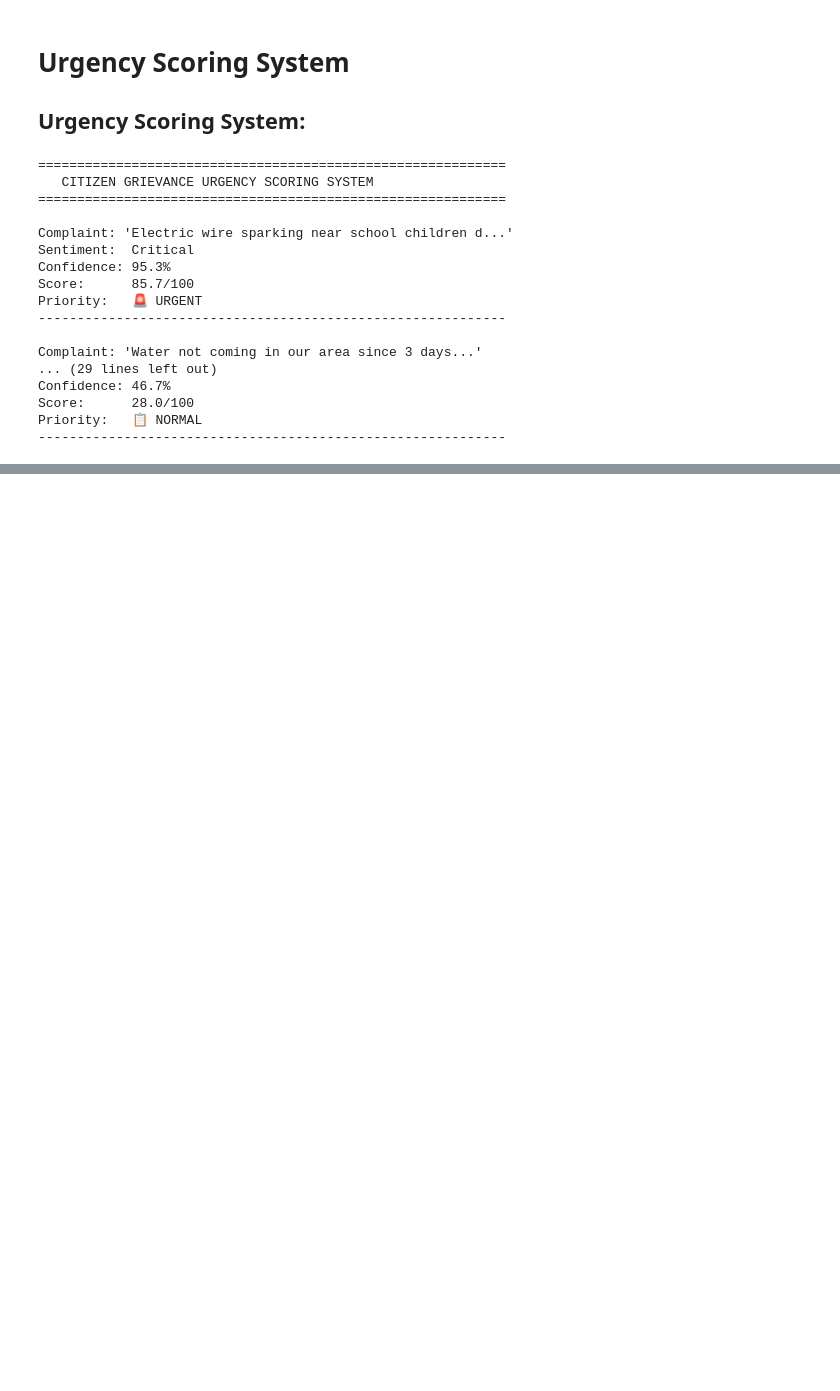
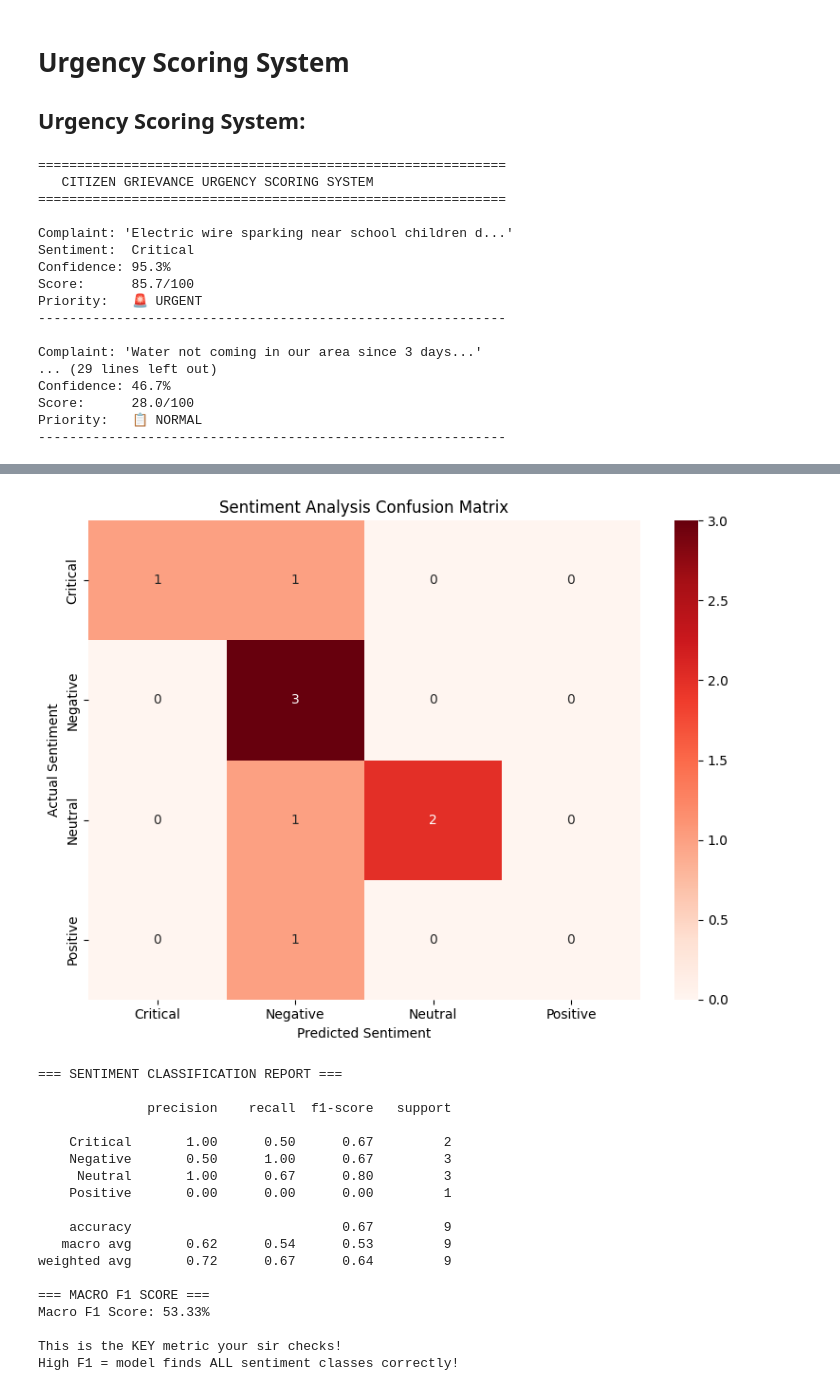
Before and after one commit to encoder-010/infotact-project1-grievance-nlp, a Jupyter notebook: Week2_Sentiment.ipynb, the cells around one changed output, grey strips where cells are left out. Saved outputs shown, nothing was run; the diff lists cells and outputs as text; code cells hidden in the pictures; blank space fills up the shorter version.

Commit message:
eval: Sentiment Confusion matrix macro f1 score 53 percent SVM Model

```diff
--- a/Week2_Sentiment.ipynb
+++ b/Week2_Sentiment.ipynb
@@ -439,0 +443,68 @@ Priority:   📋 NORMAL
+# %%
+from sklearn.metrics import confusion_matrix
+from sklearn.metrics import classification_report
+import seaborn as sns
+import matplotlib.pyplot as plt
+
+# Get predictions on test data
+y_pred = svm.predict(X_test)
+
+# Convert numbers back to labels
+y_test_labels = label_encoder.inverse_transform(y_test)
+y_pred_labels = label_encoder.inverse_transform(y_pred)
+
+# Confusion Matrix
+sentiments = ['Critical', 'Negative', 'Neutral', 'Positive']
+cm = confusion_matrix(y_test, y_pred)
+
+plt.figure(figsize=(8, 6))
+sns.heatmap(
+    cm,
+    annot=True,
+    fmt='d',
+    cmap='Reds',      # Red theme for urgency!
+    xticklabels=sentiments,
+    yticklabels=sentiments
+)
+plt.title('Sentiment Analysis Confusion Matrix')
+plt.ylabel('Actual Sentiment')
+plt.xlabel('Predicted Sentiment')
+plt.tight_layout()
+plt.savefig('sentiment_confusion_matrix.png')
+plt.show()
+
+# Classification Report
+print("=== SENTIMENT CLASSIFICATION REPORT ===\n")
+print(classification_report(
+    y_test_labels,
+    y_pred_labels,
+    zero_division=0
+))
+
+# Most important metric for this project
+print("=== MACRO F1 SCORE ===")
+from sklearn.metrics import f1_score
+macro_f1 = f1_score(y_test, y_pred, average='macro')
+print(f"Macro F1 Score: {macro_f1*100:.2f}%")
+print("\nThis is the KEY metric your sir checks!")
+print("High F1 = model finds ALL sentiment classes correctly!")
+# %% [output]
+[figure, added]
+=== SENTIMENT CLASSIFICATION REPORT ===
+
+              precision    recall  f1-score   support
+
+    Critical       1.00      0.50      0.67         2
+    Negative       0.50      1.00      0.67         3
+     Neutral       1.00      0.67      0.80         3
+    Positive       0.00      0.00      0.00         1
+
+    accuracy                           0.67         9
+   macro avg       0.62      0.54      0.53         9
+weighted avg       0.72      0.67      0.64         9
+
+=== MACRO F1 SCORE ===
+Macro F1 Score: 53.33%
+
+This is the KEY metric your sir checks!
+High F1 = model finds ALL sentiment classes correctly!
```
Also changed, not shown: parts of 1 cell of this notebook, 1 other file.
